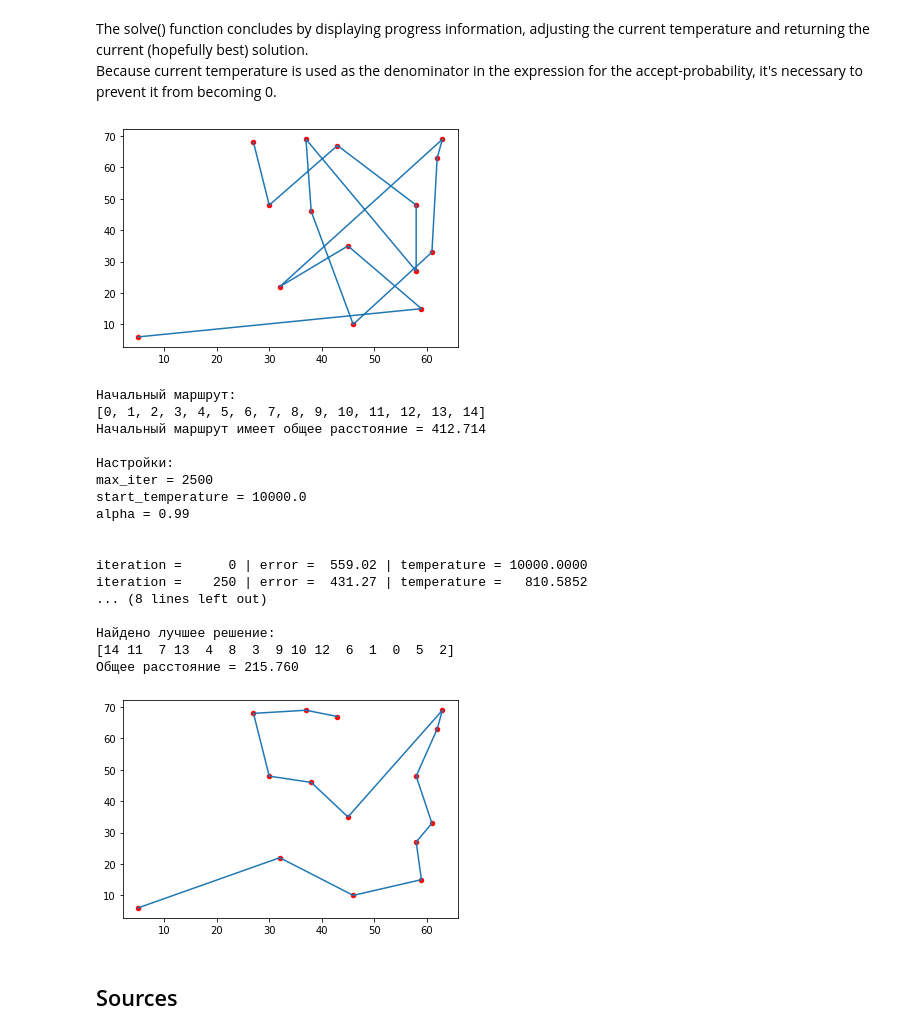
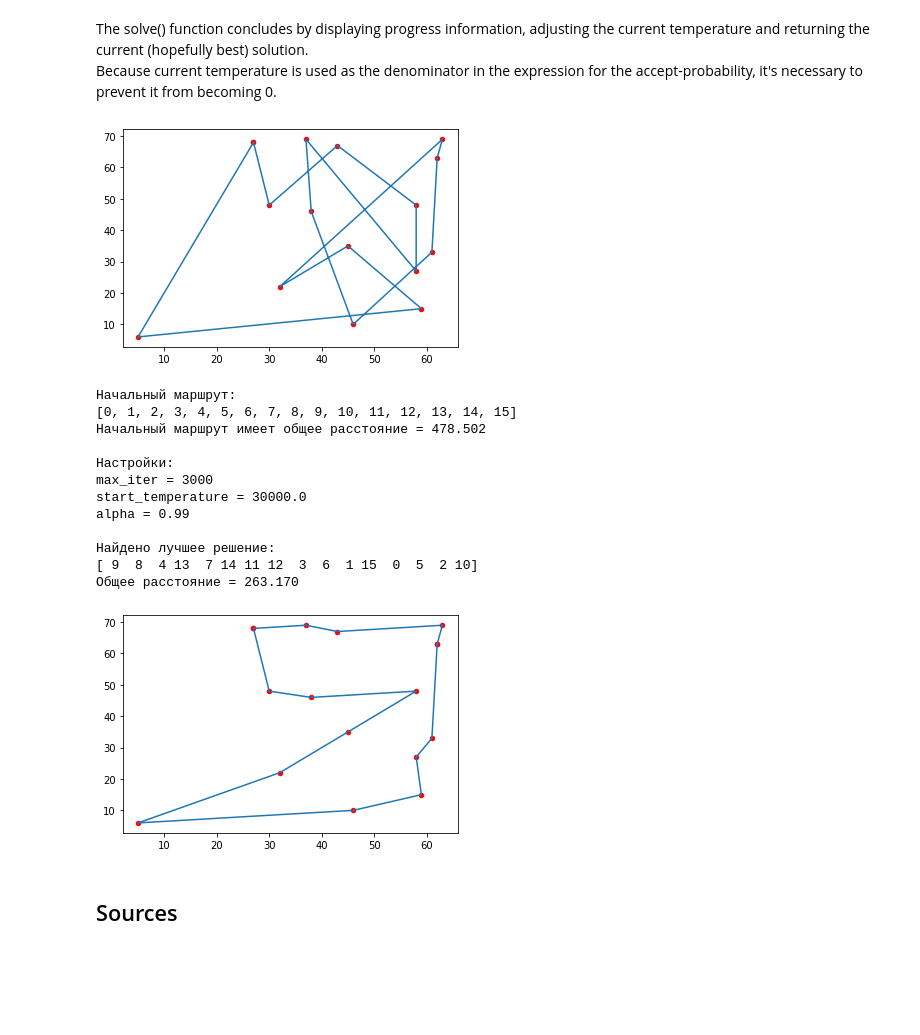
Before and after one commit to sergeysobolev-spbu/aiml-application-spring-2022, a Jupyter notebook: notebook team3.ipynb, the cells around one changed output. Saved outputs shown, nothing was run; the diff lists cells and outputs as text; code cells hidden in the pictures; blank space fills up the shorter version.

```diff
--- a/notebook team3.ipynb
+++ b/notebook team3.ipynb
@@ -36,6 +38,7 @@ def distance_along_the_route(points,route):
   #route = route[:len(route)-1]
   for i in range(quantity_points-1):
     distance = distance + np.sqrt((points[route[i]][0]-points[route[i+1]][0])**2+(points[route[i]][1]-points[route[i+1]][1])**2)
+  distance = distance + np.sqrt((points[route[0]][0]-points[route[quantity_points-1]][0])**2+(points[route[0]][1]-points[route[quantity_points-1]][1])**2)
   return distance
 # %%
 #long distance is a big mistake
@@ -72,9 +55,24 @@ The interval variable controls how often to display progress messages.The loop w
 If the adjacent route is better than the current solution, the adjacent route is always accepted as the new solution. If the adjacent route is worse than the current solution, the adjacent route is sometimes accepted with probability controlled by the current temperature.\
 Simulated annealing is a meta-heuristic, meaning it's a set of general guidelines rather than a rigidly defined algorithm. Therefore, there are many possible designs you can use.
 # %%
+ #adjacent route - swaps two random indexes
+def adjacent(route, rnd):
+  n = len(route)
+  result = np.copy(route)
+  i = rnd.randint(n)
+  j = rnd.randint(n)
+  tmp = result[i]
+  result[i] = result[j]
+  result[j] = tmp
+  return result
+    #main function
+def solve(n_cities, rnd, max_iter, start_temperature, alpha, points):
+  curr_temperature = start_temperature
+  soln = np.arange(n_cities, dtype=np.int64)
+  rnd.shuffle(soln)
   err = error(points,soln)
   iteration = 0
-  interval = (int)(max_iter / 10)    #frequency of displaying progress messages
+  interval = (int)(max_iter / 20)    #frequency of displaying progress messages
   while iteration < max_iter and err > 0.0:
     adj_route = adjacent(soln, rnd)
     adj_err = error(points,adj_route)
@@ -88,8 +86,8 @@ Simulated annealing is a meta-heuristic, meaning it's a set of general guideline
         soln = adj_route
         err = adj_err
      # otherwise do not accept
-    if iteration % interval == 0:
-      print("iteration = %6d | error = %7.2f | temperature = %10.4f " % (iteration, err, curr_temperature))
+    #if iteration % interval == 0:
+    #print("iteration = %6d | error = %7.2f | temperature = %10.4f " % (iteration, err, curr_temperature))
     if curr_temperature < 0.00001:
       curr_temperature = 0.00001
     else:
@@ -130,63 +128,62 @@ route = list(range(0,quantity_points))
 #initial drawing of points
 rendering(x,y,render)
 ################################################################
-
 print("Начальный маршрут:")
 print(route)
 print("Начальный маршрут имеет общее расстояние = %0.3f" % distance_along_the_route(points,route))
 rnd = np.random.RandomState(4)
-max_iter = 2500
-start_temperature = 10000.0
+max_iter = 3000#24000
+start_temperature = 30000.0#500000.0
 alpha = 0.99    #The temperature decrease is controlled by the alpha value: T=T*alpha
 print("\nНастройки: ")
 print("max_iter = %d " % max_iter)
 print("start_temperature = %0.1f " % start_temperature)
 print("alpha = %0.2f " % alpha)
 #new_route=route
-print("\n")
+#print("\n")
 new_route = solve(quantity_points,rnd,max_iter,start_temperature,alpha,points)
 
 print("\nНайдено лучшее решение:")
 print(new_route)
 dist = distance_along_the_route(points,new_route)
 print("Общее расстояние = %0.3f " % dist)
+
 #writing the result to a file
-#f = open('C:/python11/spbgu/output.txt', 'w')
 f = open('output.txt', 'w')
-f.write(str(dist)+'\n')
+f.write(str(dist)+' 0'+'\n')
 stri = ''
 for i in new_route:
   stri = stri + str(i) + ' '
 f.write(stri)
 f.close()
 
-#end point rendering
+x.append(x[0])
+y.append(y[0])
+#rendering(x,y,render)
 new_x = []
 new_y = []
 for i in range(len(new_route)):
   new_x.append(x[new_route[i]])
   new_y.append(y[new_route[i]])
+new_x.append(x[new_route[0]])
+new_y.append(y[new_route[0]])
+
 rendering(new_x,new_y,render)
 # %% [output]
-[figure, old version]
+[figure, new version]
 Начальный маршрут:
-[0, 1, 2, 3, 4, 5, 6, 7, 8, 9, 10, 11, 12, 13, 14]
-Начальный маршрут имеет общее расстояние = 412.714
+[0, 1, 2, 3, 4, 5, 6, 7, 8, 9, 10, 11, 12, 13, 14, 15]
+Начальный маршрут имеет общее расстояние = 478.502
 
 Настройки:
-max_iter = 2500
-start_temperature = 10000.0
+max_iter = 3000
+start_temperature = 30000.0
 alpha = 0.99
 
-
-iteration =      0 | error =  559.02 | temperature = 10000.0000
-iteration =    250 | error =  431.27 | temperature =   810.5852
-... (8 lines left out)
-
 Найдено лучшее решение:
-[14 11  7 13  4  8  3  9 10 12  6  1  0  5  2]
-Общее расстояние = 215.760
+[ 9  8  4 13  7 14 11 12  3  6  1 15  0  5  2 10]
+Общее расстояние = 263.170
-[figure, old version]
+[figure, new version]
 # %% [markdown]
 ## Sources
 # %% [markdown]
```
Also changed, not shown: parts of 3 cells of this notebook, 2 other files.
